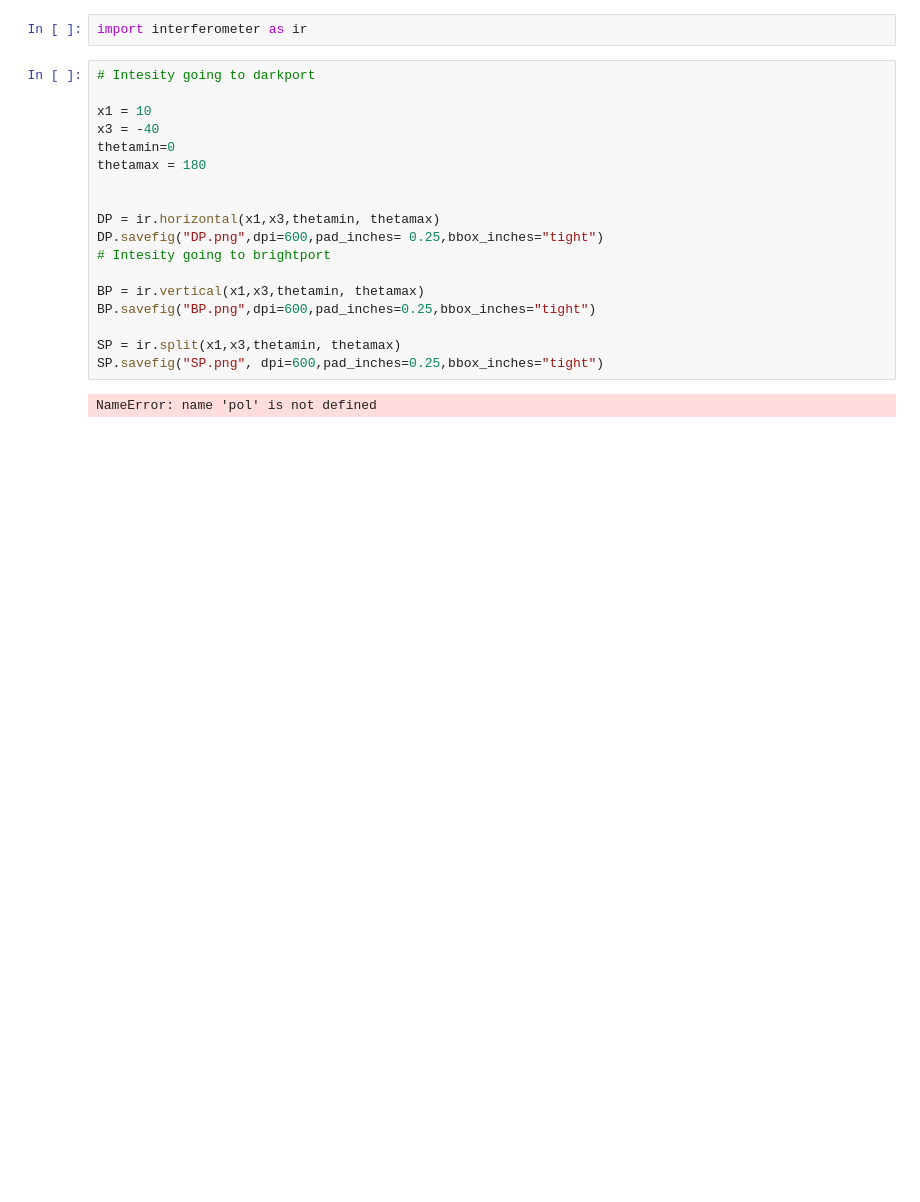
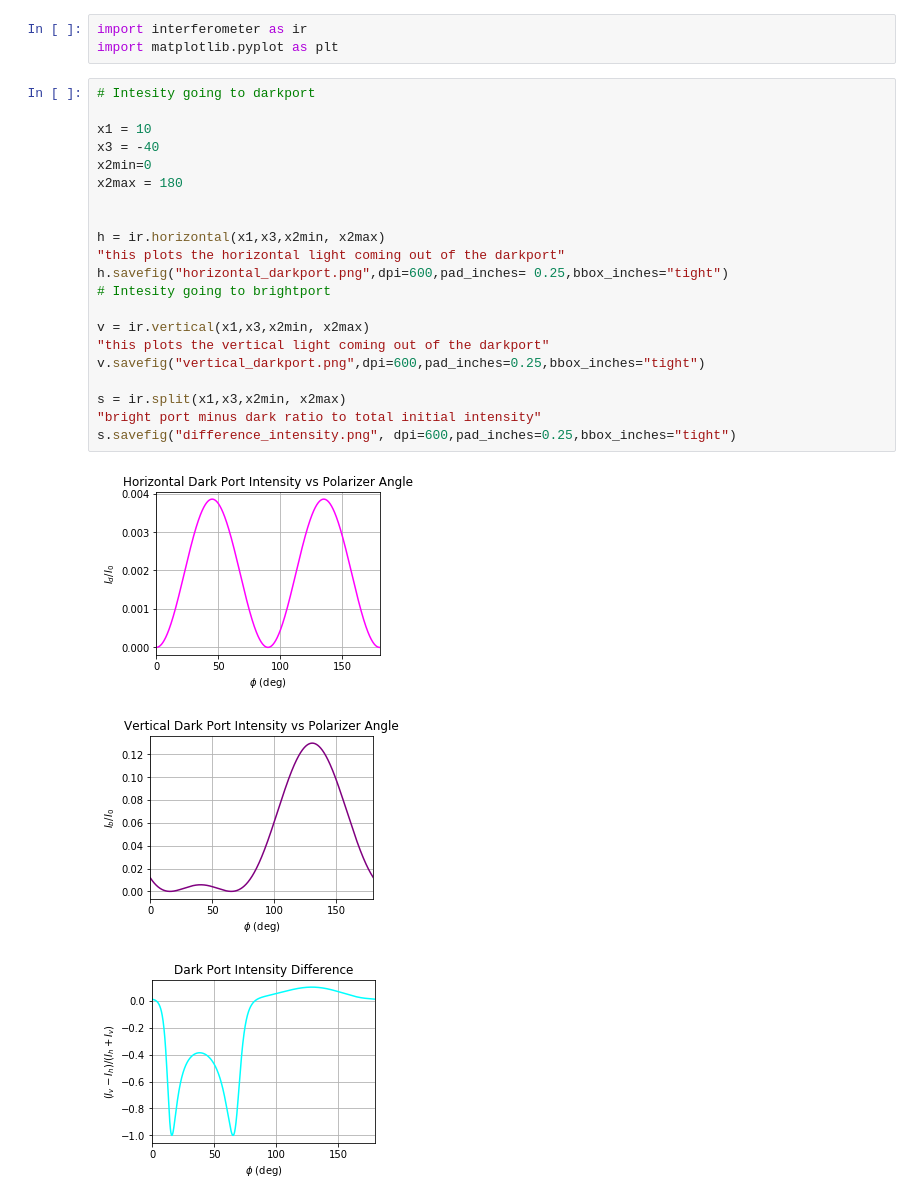
Before and after one commit to CUCatLab/Optical-Metrology, a Jupyter notebook: Simulation.ipynb, the cells around one changed output. Drawn from its saved outputs; the diff is of its cells as text; blank space fills up the shorter version.

```diff
--- a/Simulation.ipynb
+++ b/Simulation.ipynb
@@ -1,22 +1,28 @@
 # %%
 import interferometer as ir
+import matplotlib.pyplot as plt
 # %%
 # Intesity going to darkport
 
 x1 = 10
 x3 = -40
-thetamin=0
-thetamax = 180
+x2min=0
+x2max = 180
 
 
-DP = ir.horizontal(x1,x3,thetamin, thetamax)
-DP.savefig("DP.png",dpi=600,pad_inches= 0.25,bbox_inches="tight")
+h = ir.horizontal(x1,x3,x2min, x2max)
+"this plots the horizontal light coming out of the darkport"
+h.savefig("horizontal_darkport.png",dpi=600,pad_inches= 0.25,bbox_inches="tight")
 # Intesity going to brightport
 
-BP = ir.vertical(x1,x3,thetamin, thetamax)
-BP.savefig("BP.png",dpi=600,pad_inches=0.25,bbox_inches="tight")
+v = ir.vertical(x1,x3,x2min, x2max)
+"this plots the vertical light coming out of the darkport"
+v.savefig("vertical_darkport.png",dpi=600,pad_inches=0.25,bbox_inches="tight")
 
-SP = ir.split(x1,x3,thetamin, thetamax)
-SP.savefig("SP.png", dpi=600,pad_inches=0.25,bbox_inches="tight")
+s = ir.split(x1,x3,x2min, x2max)
+"bright port minus dark ratio to total initial intensity"
+s.savefig("difference_intensity.png", dpi=600,pad_inches=0.25,bbox_inches="tight")
 # %% [output]
-NameError: name 'pol' is not defined
+[figure, added]
+[figure, added]
+[figure, added]
```
Also changed, not shown: 5 other files.
